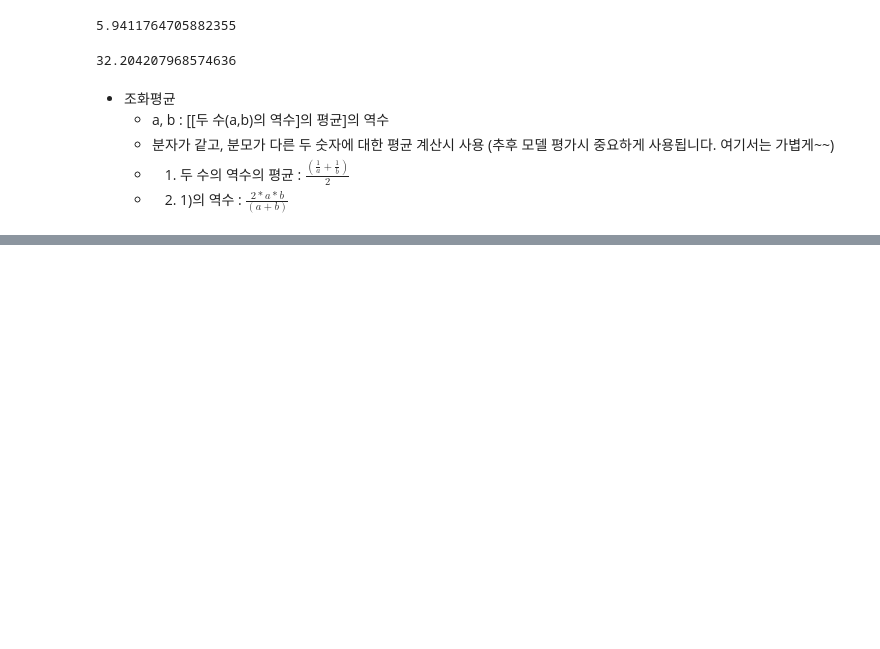
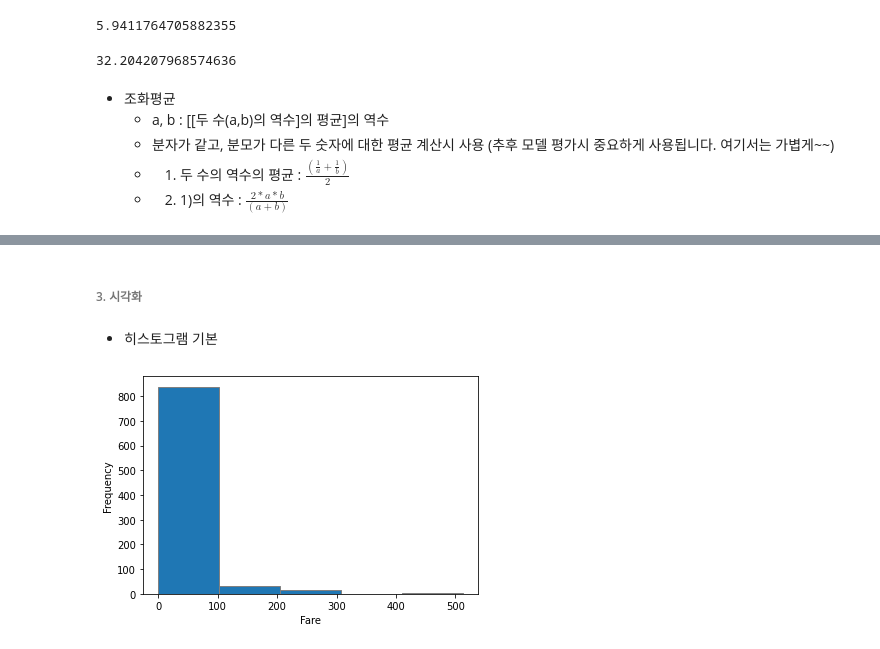
Before and after one commit to ghing-tae/kt-ai-2, a Jupyter notebook: python.ipynb, the cells around one changed output, grey strips where cells are left out. Drawn from its saved outputs; the diff is of its cells as text; code cells hidden in the pictures; blank space fills up the shorter version.

```diff
--- a/python.ipynb
+++ b/python.ipynb
@@ -1213,0 +1294,11 @@ print(hm)
+# %% [markdown]
+###### 3. 시각화
+# %% [markdown]
+- 히스토그램 기본
+# %%
+plt.hist(titanic['Fare'], bins = 5, edgecolor = 'gray')
+plt.xlabel('Fare')
+plt.ylabel('Frequency')
+plt.show()
+# %% [output]
+[figure, added]
```
Also changed, not shown: parts of 19 cells of this notebook.
